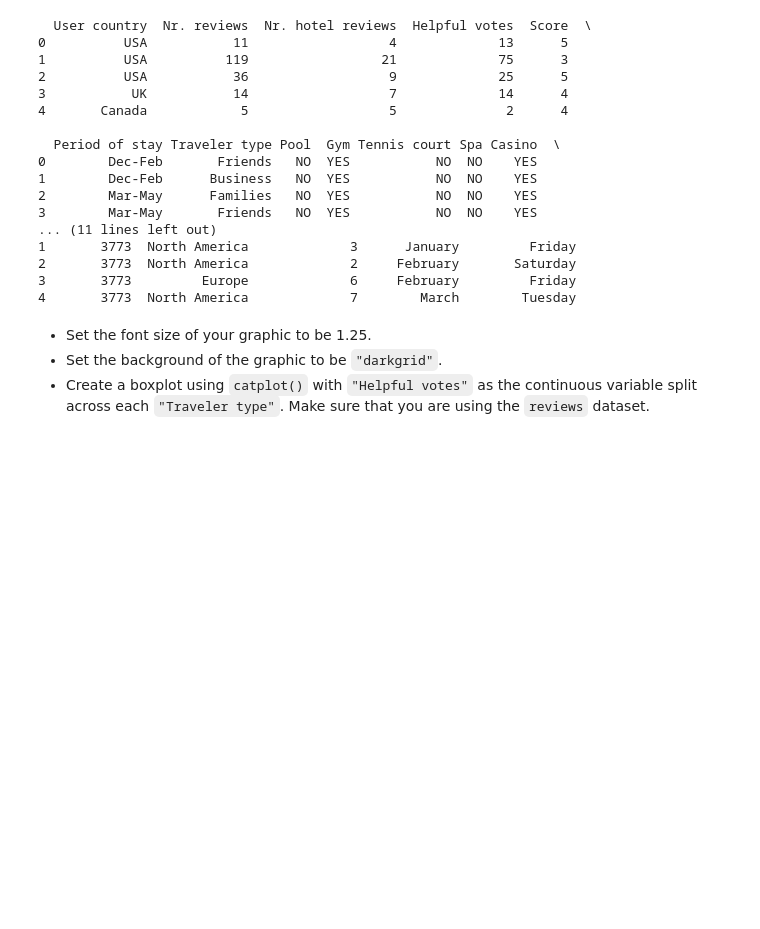
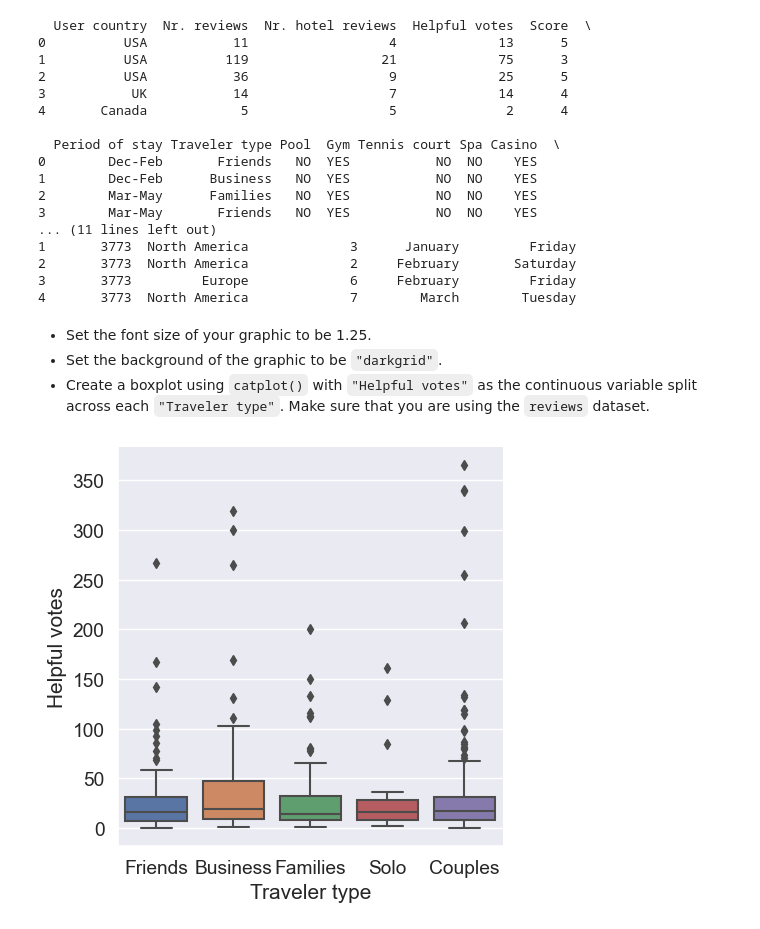
Before and after one commit to Garcarius/Data_Science_Python, a Jupyter notebook: datacamp - Data Scientist with Python/12_Working with Categorical Data in Python/3_Visualizing Categorical Data/1_Creating a box plot.ipynb, the cells around one changed output. Drawn from its saved outputs; the diff is of its cells as text; code cells hidden in the pictures; blank space fills up the shorter version.

```diff
--- a/datacamp - Data Scientist with Python/12_Working with Categorical Data in Python/3_Visualizing Categorical Data/1_Creating a box plot.ipynb
+++ b/datacamp - Data Scientist with Python/12_Working with Categorical Data in Python/3_Visualizing Categorical Data/1_Creating a box plot.ipynb
@@ -43,12 +43,14 @@ reviews = df[:]
 * Create a boxplot using `catplot()` with `"Helpful votes"` as the continuous variable split across each `"Traveler type"`. Make sure that you are using the `reviews` dataset.
 # %%
 # Set the font size to 1.25
-sns.set(font_scale=1.4)
+sns.set(font_scale=1.25)
 
 # Set the background to "darkgrid"
 sns.set_style('darkgrid')
 
 # Create a boxplot
 sns.catplot(data=reviews,x="Traveler type",y="Helpful votes",kind='box')
 
 plt.show()
+# %% [output]
+[figure, added]
```
Also changed, not shown: 46 other files.
